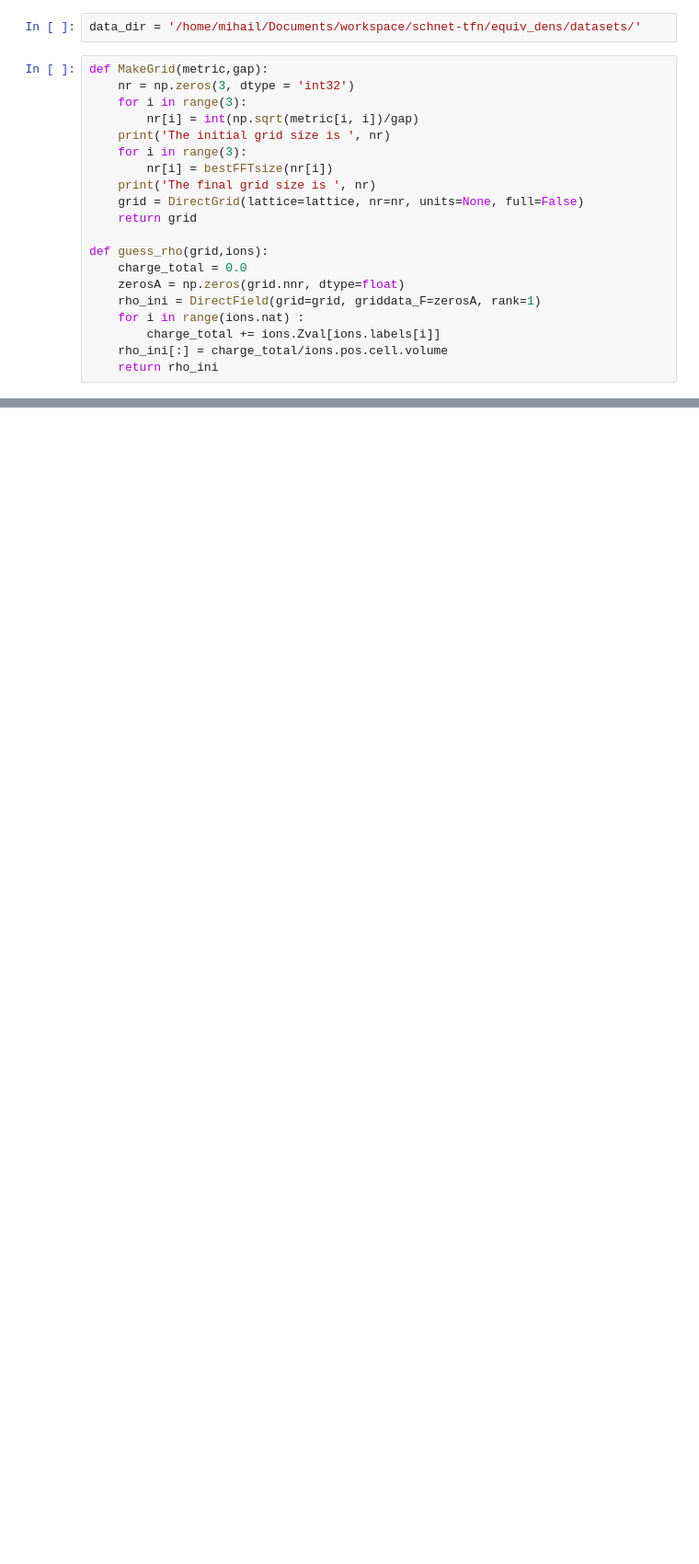
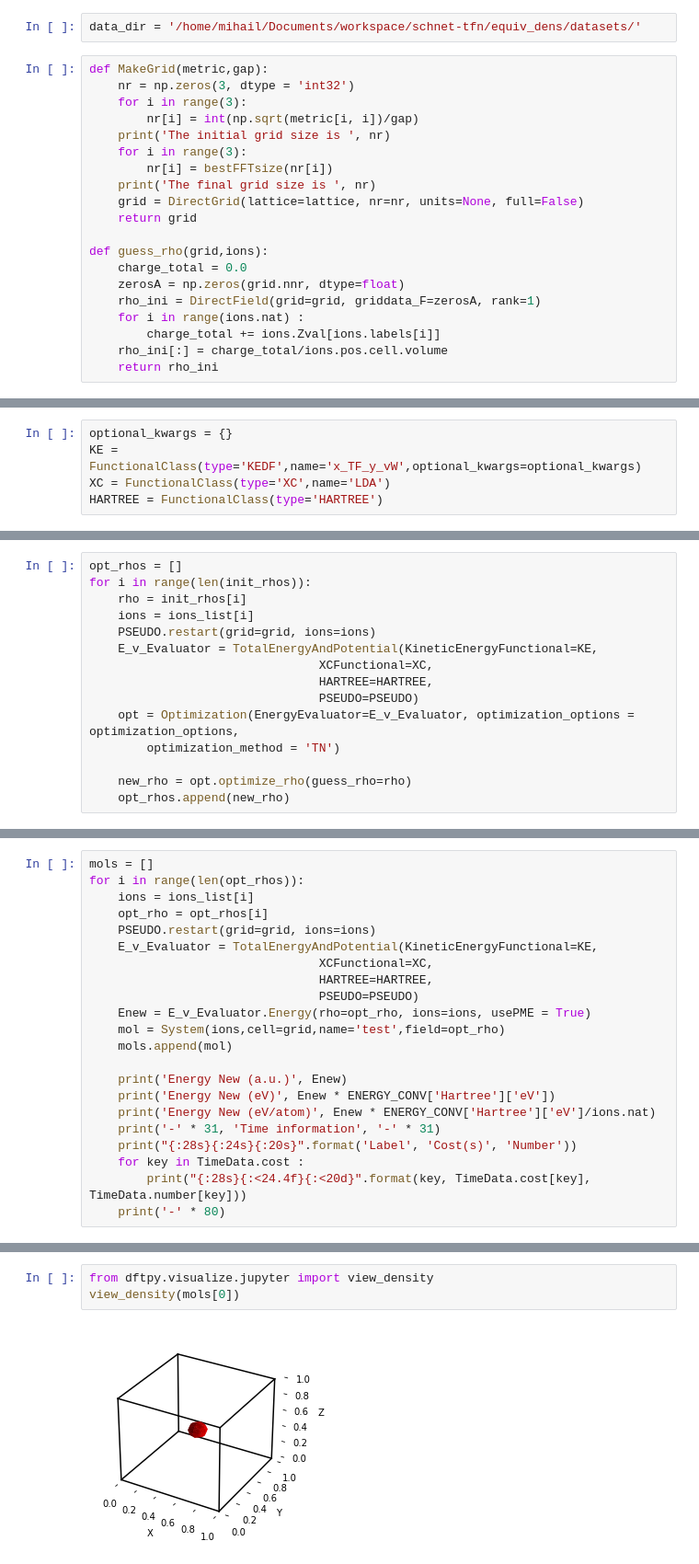
Before and after one commit to MihailBogojeski/equiv_dens_ml, a Jupyter notebook: dftpy_water_calc.ipynb, the cells around one changed output, grey strips where cells are left out. Shown: that part at 92% size. Saved outputs shown, nothing was run; the diff lists cells and outputs as text; blank space fills up the shorter version.

Commit message:
fully implemented OF LDA functional in pytorch

```diff
--- a/dftpy_water_calc.ipynb
+++ b/dftpy_water_calc.ipynb
@@ -75,0 +118,5 @@ pos shape (18, 3, 3)
+# %%
+optional_kwargs = {}
+KE = FunctionalClass(type='KEDF',name='x_TF_y_vW',optional_kwargs=optional_kwargs)
+XC = FunctionalClass(type='XC',name='LDA')
+HARTREE = FunctionalClass(type='HARTREE')
@@ -75,0 +130,15 @@ pos shape (18, 3, 3)
+# %%
+opt_rhos = []
+for i in range(len(init_rhos)):
+    rho = init_rhos[i]
+    ions = ions_list[i]
+    PSEUDO.restart(grid=grid, ions=ions)
+    E_v_Evaluator = TotalEnergyAndPotential(KineticEnergyFunctional=KE,
+                                XCFunctional=XC,
+                                HARTREE=HARTREE,
+                                PSEUDO=PSEUDO)
+    opt = Optimization(EnergyEvaluator=E_v_Evaluator, optimization_options = optimization_options,
+        optimization_method = 'TN')
+
+    new_rho = opt.optimize_rho(guess_rho=rho)
+    opt_rhos.append(new_rho)
@@ -75,0 +163,22 @@ pos shape (18, 3, 3)
+# %%
+mols = []
+for i in range(len(opt_rhos)):
+    ions = ions_list[i]
+    opt_rho = opt_rhos[i]
+    PSEUDO.restart(grid=grid, ions=ions)
+    E_v_Evaluator = TotalEnergyAndPotential(KineticEnergyFunctional=KE,
+                                XCFunctional=XC,
+                                HARTREE=HARTREE,
+                                PSEUDO=PSEUDO)
+    Enew = E_v_Evaluator.Energy(rho=opt_rho, ions=ions, usePME = True)
+    mol = System(ions,cell=grid,name='test',field=opt_rho)
+    mols.append(mol)
+
+    print('Energy New (a.u.)', Enew)
+    print('Energy New (eV)', Enew * ENERGY_CONV['Hartree']['eV'])
+    print('Energy New (eV/atom)', Enew * ENERGY_CONV['Hartree']['eV']/ions.nat)
+    print('-' * 31, 'Time information', '-' * 31)
+    print("{:28s}{:24s}{:20s}".format('Label', 'Cost(s)', 'Number'))
+    for key in TimeData.cost :
+        print("{:28s}{:<24.4f}{:<20d}".format(key, TimeData.cost[key], TimeData.number[key]))
+    print('-' * 80)
@@ -75,0 +203,5 @@ pos shape (18, 3, 3)
+# %%
+from dftpy.visualize.jupyter import view_density
+view_density(mols[0])
+# %% [output]
+[figure, added]
```
Also changed, not shown: parts of 19 cells of this notebook, 10 other files.
